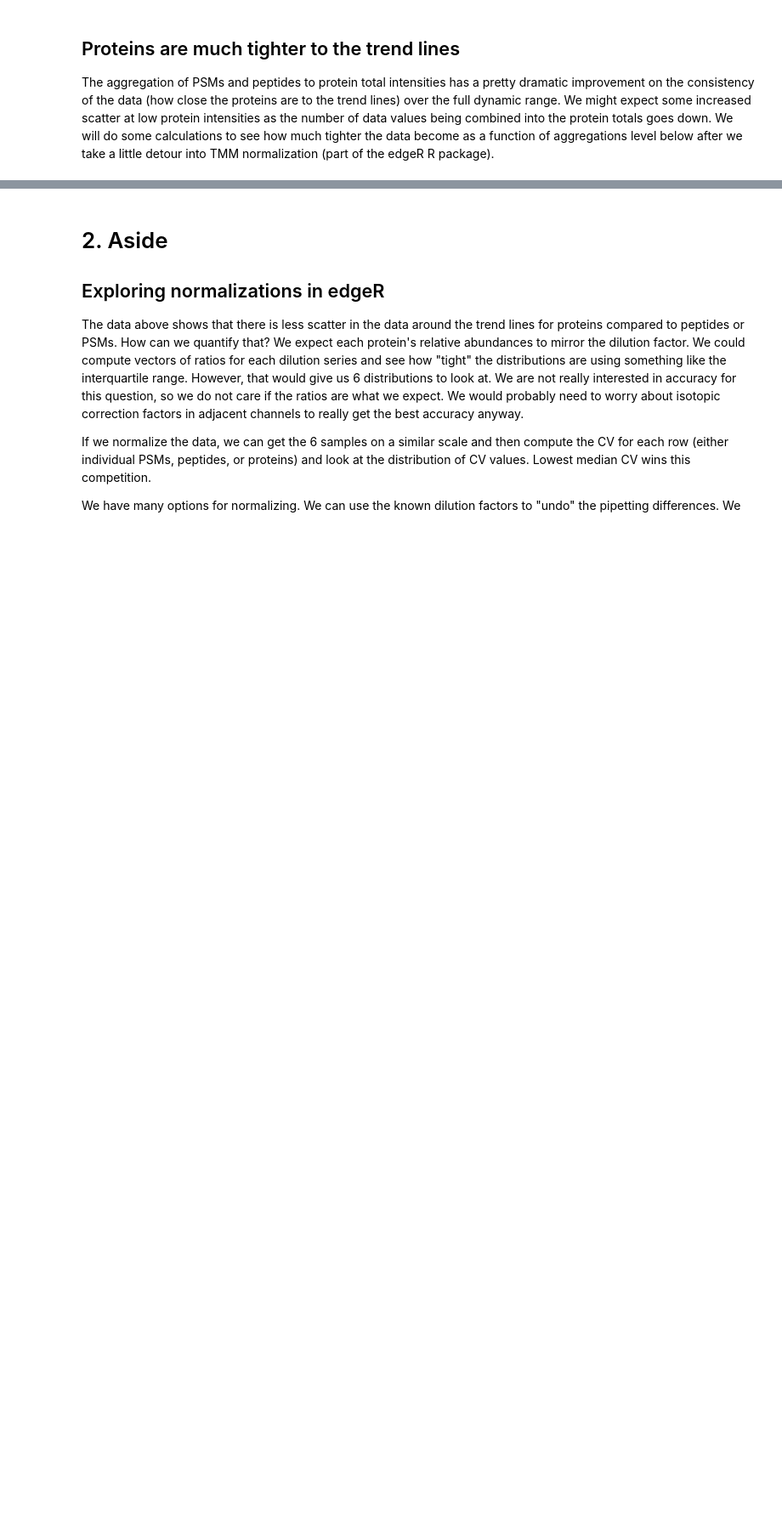
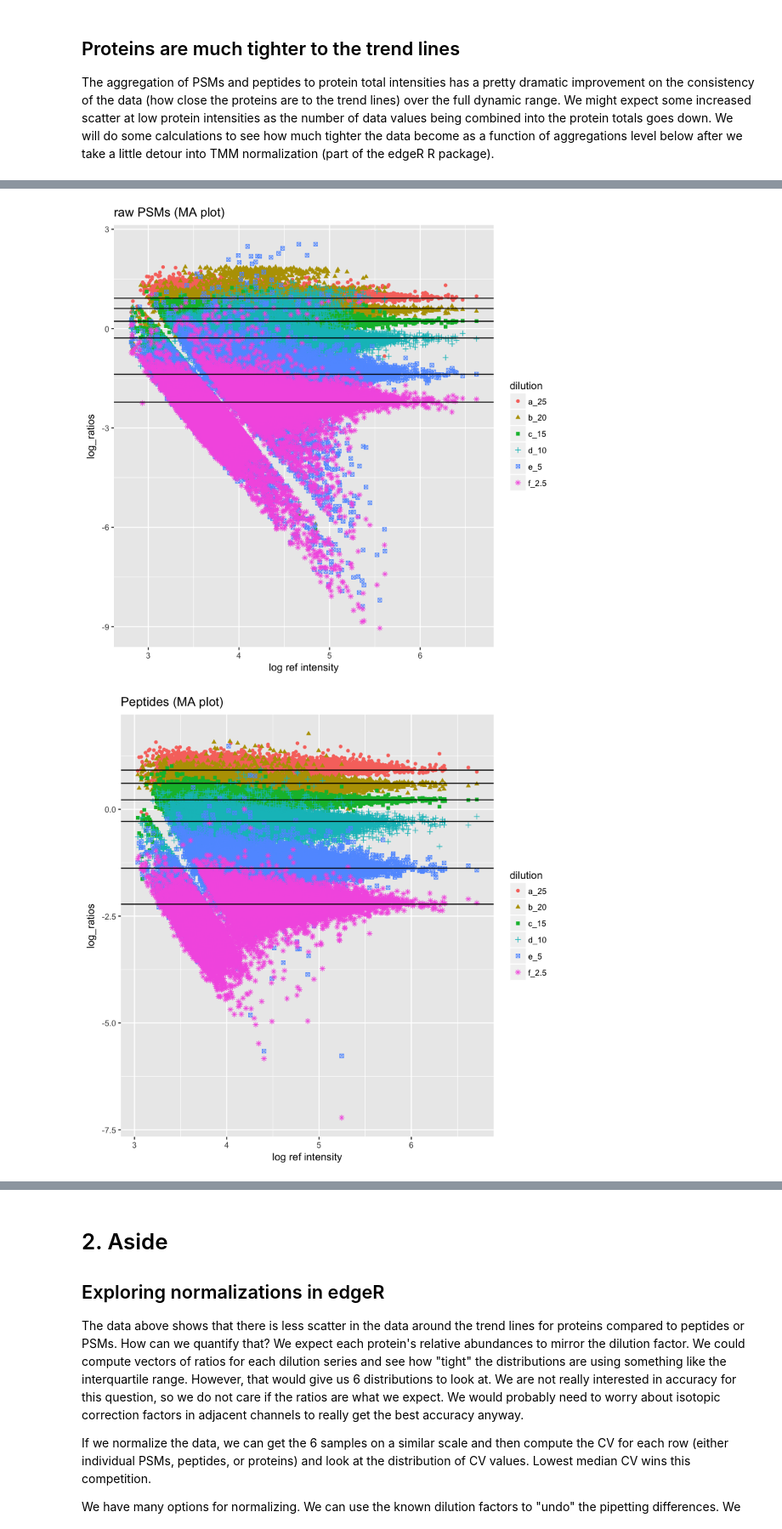
Before and after one commit to pwilmart/TMT_analysis_examples, a Jupyter notebook: Dilution_series/MAN1353_peptides_proteins.ipynb, the cells around one changed output, grey strips where cells are left out. Shown at 85% size. Cells and saved outputs as stored; diff of their text form; code cells hidden in the pictures; blank space fills up the shorter version.

Commit message:
Added MA plots to dilution series

```diff
--- a/Dilution_series/MAN1353_peptides_proteins.ipynb
+++ b/Dilution_series/MAN1353_peptides_proteins.ipynb
@@ -224,0 +224,21 @@ head(gproteins)
+# %%
+# make frames for MA style plots
+log_psms <- log2(psms[1:6] / psms$ref)
+log_psms$ref <- log10(psms$ref)
+log_peptides <- log2(peptides[1:6] / peptides$ref)
+log_peptides$ref <- log10(peptides$ref)
+log_proteins <- log2(proteins[1:6] / proteins$ref)
+log_proteins$ref <- log10(proteins$ref)
+
+# also tidy the log data frames
+glog_psms <- gather(log_psms, key = dilution, value = log_ratios, a_25:f_2.5)
+glog_peptides <- gather(log_peptides, key = dilution, value = log_ratios, a_25:f_2.5)
+glog_proteins <- gather(log_proteins, key = dilution, value = log_ratios, a_25:f_2.5)
+
+# compute the ratios of each dilution channel to the reference
+# save as log values for horizontal lines in the MA plots
+calc_ratios <- colMeans(psms)
+calc_ratios <- log2(calc_ratios[1:6] / calc_ratios[7])
+
+# check some things
+round(calc_ratios, 2)
@@ -298,0 +326,21 @@ The aggregation of PSMs and peptides to protein total intensities has a pretty d
+# %%
+# MA style plot for PSMs
+ggplot(data = glog_psms, aes(x = ref, y = log_ratios)) +
+  geom_point(aes(color = dilution, shape = dilution)) +
+  geom_hline(yintercept = calc_ratios) +
+  xlab("log ref intensity") + ggtitle("raw PSMs (MA plot)")
+
+# MA style plot for peptides
+ggplot(data = glog_peptides, aes(x = ref, y = log_ratios)) +
+  geom_point(aes(color = dilution, shape = dilution)) +
+  geom_hline(yintercept = calc_ratios) +
+  xlab("log ref intensity") + ggtitle("Peptides (MA plot)")
+
+# MA style plot for proteins
+ggplot(data = glog_proteins, aes(x = ref, y = log_ratios)) +
+  geom_point(aes(color = dilution, shape = dilution)) +
+  geom_hline(yintercept = calc_ratios) +
+  xlab("log ref intensity") + ggtitle("Proteins (MA plot)")
+# %% [output]
+[figure, added]
+[figure, added]
```
Also changed, not shown: parts of 11 cells of this notebook, 2 other files.
